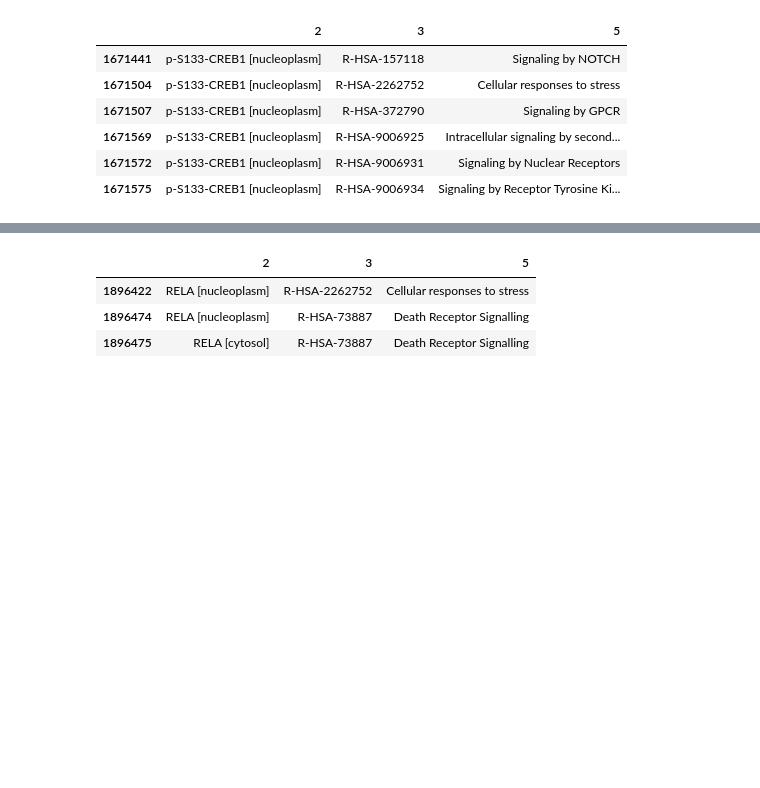
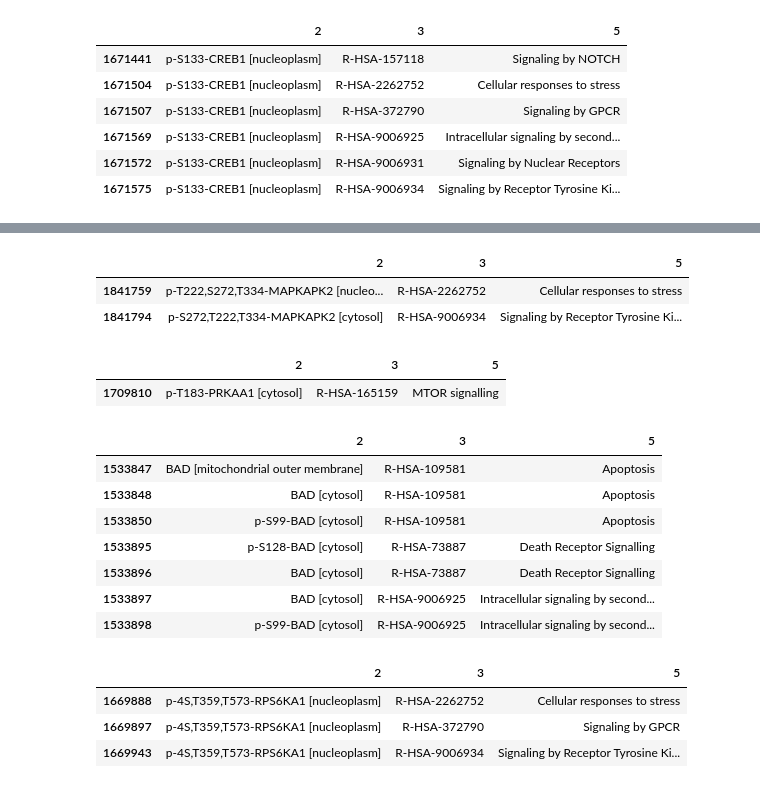
Before and after one commit to FerranC96/sKG4cellCommns, a Jupyter notebook: 1dKGlrp.ipynb, the cells around one changed output, grey strips where cells are left out. Drawn from its saved outputs; the diff is of its cells as text; code cells hidden in the pictures; blank space fills up the shorter version.

```diff
--- a/1dKGlrp.ipynb
+++ b/1dKGlrp.ipynb
@@ -63,7 +63,7 @@ dREACTpaths.shape
 dREACTpe = pd.read_csv(f"{data_dir}/DBs/Ensembl2Reactome_PE_All_Levels.txt", sep="\t", header=None)
 dREACTpe = dREACTpe.loc[dREACTpe[0].str.startswith("ENSG")|dREACTpe[0].str.startswith("ENSP"),[1,2,3,5]].drop_duplicates()
 dREACTpe = dREACTpe.loc[dREACTpe[3].isin(dREACTpaths)]
-dREACTpe = dREACTpe.loc[dREACTpe[2].str.match("^\S*[A-Z0-9]+\S*[A-Z0-9]+(\sgene)?(\(\S+\))? \[")][[2,3,5]].drop_duplicates()
+dREACTpe = dREACTpe.loc[dREACTpe[2].str.match("^\S*[A-Z0-9]+\S*[A-Z0-9]+(\sgene)?(\(\S+\))? \[")][[2,3,5]].dropna().drop_duplicates()
 print(dREACTpe[3].nunique())
 dREACTpe
 # %% [output]
@@ -442,7 +472,29 @@ dREACTpe.loc[dREACTpe[2].str.contains("^SMAD(1|5|9)")]
+# %%
+dREACTpe.loc[dREACTpe[2].str.contains("p-\S*T334\S*-MAPKAPK2")]
+# %% [output]
+|  | 2 | 3 | 5 |
+| 1841759 | p-T222,S272,T334-MAPKAPK2 [nucleo... | R-HSA-2262752 | Cellular responses to stress |
+| 1841794 | p-S272,T222,T334-MAPKAPK2 [cytosol] | R-HSA-9006934 | Signaling by Receptor Tyrosine Ki... |
+# %%
+dREACTpe.loc[dREACTpe[2].str.contains("p-\S*T1\S*PRKAA1")] #PRKAA1 is AMPKa subunit alpha
+# %% [output]
+|  | 2 | 3 | 5 |
+| 1709810 | p-T183-PRKAA1 [cytosol] | R-HSA-165159 | MTOR signalling |
 # %%
-dREACTpe.loc[dREACTpe[2].str.contains("RELA")]
+dREACTpe.loc[dREACTpe[2].str.contains("BAD")] #S112 not present
 # %% [output]
 |  | 2 | 3 | 5 |
-| 1896422 | RELA [nucleoplasm] | R-HSA-2262752 | Cellular responses to stress |
-| 1896474 | RELA [nucleoplasm] | R-HSA-73887 | Death Receptor Signalling |
-| 1896475 | RELA [cytosol] | R-HSA-73887 | Death Receptor Signalling |
+| 1533847 | BAD [mitochondrial outer membrane] | R-HSA-109581 | Apoptosis |
+| 1533848 | BAD [cytosol] | R-HSA-109581 | Apoptosis |
+| 1533850 | p-S99-BAD [cytosol] | R-HSA-109581 | Apoptosis |
+| 1533895 | p-S128-BAD [cytosol] | R-HSA-73887 | Death Receptor Signalling |
+| 1533896 | BAD [cytosol] | R-HSA-73887 | Death Receptor Signalling |
+| 1533897 | BAD [cytosol] | R-HSA-9006925 | Intracellular signaling by second... |
+| 1533898 | p-S99-BAD [cytosol] | R-HSA-9006925 | Intracellular signaling by second... |
+# %%
+dREACTpe.loc[dREACTpe[2].str.contains("p-\S*T359\S*-RPS6KA1")]#Rps6ka1 is P90RSK
+# %% [output]
+|  | 2 | 3 | 5 |
+| 1669888 | p-4S,T359,T573-RPS6KA1 [nucleoplasm] | R-HSA-2262752 | Cellular responses to stress |
+| 1669897 | p-4S,T359,T573-RPS6KA1 [nucleoplasm] | R-HSA-372790 | Signaling by GPCR |
+| 1669943 | p-4S,T359,T573-RPS6KA1 [nucleoplasm] | R-HSA-9006934 | Signaling by Receptor Tyrosine Ki... |
```
Also changed, not shown: parts of 68 cells of this notebook, 12 other files.
